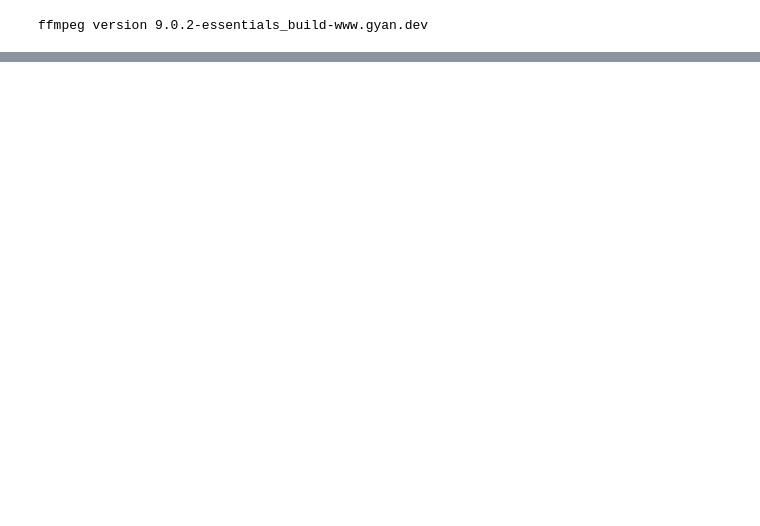
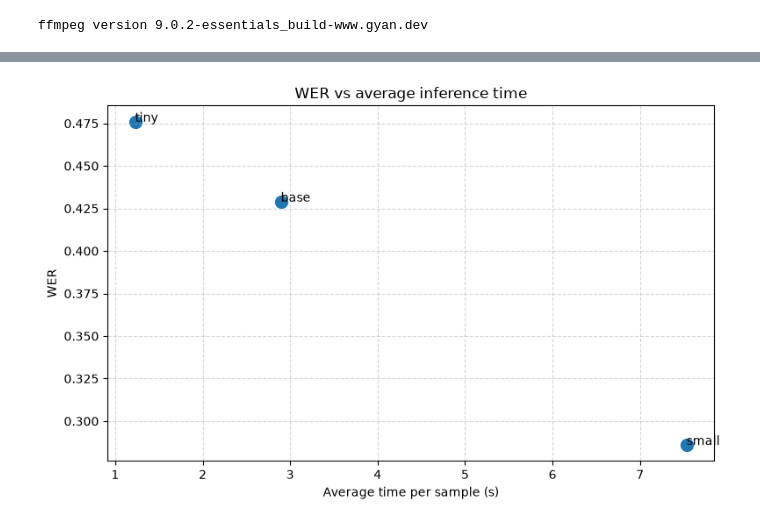
Before and after one commit to senbame/Machine-Learning, a Jupyter notebook: smart-speaker/asr-eval/notebooks/01_asr_whisper_eval.ipynb, the cells around one changed output, grey strips where cells are left out. Cells and saved outputs as stored; diff of their text form; code cells hidden in the pictures; blank space fills up the shorter version.

```diff
--- a/smart-speaker/asr-eval/notebooks/01_asr_whisper_eval.ipynb
+++ b/smart-speaker/asr-eval/notebooks/01_asr_whisper_eval.ipynb
@@ -60,0 +82,2 @@ weather.ogg               |  2.2 с |  Какая сегодня порбона.
+# %%
+asr_small , _ = load_asr("small")
@@ -60,0 +130,14 @@ weather.ogg               |  2.2 с |  Какая сегодня порбона.
+# %%
+plt.figure(figsize=(8, 5))
+plt.scatter(summary["avg_time_s"], summary["WER"], s=100)
+for _, row in summary.iterrows():
+    plt.text(row["avg_time_s"], row["WER"], row["model"], fontsize=10)
+
+plt.title("WER vs average inference time")
+plt.xlabel("Average time per sample (s)")
+plt.ylabel("WER")
+plt.grid(True, linestyle="--", alpha=0.5)
+plt.tight_layout()
+plt.show()
+# %% [output]
+[figure, added]
```
Also changed, not shown: parts of 9 cells of this notebook, 4 other files.
